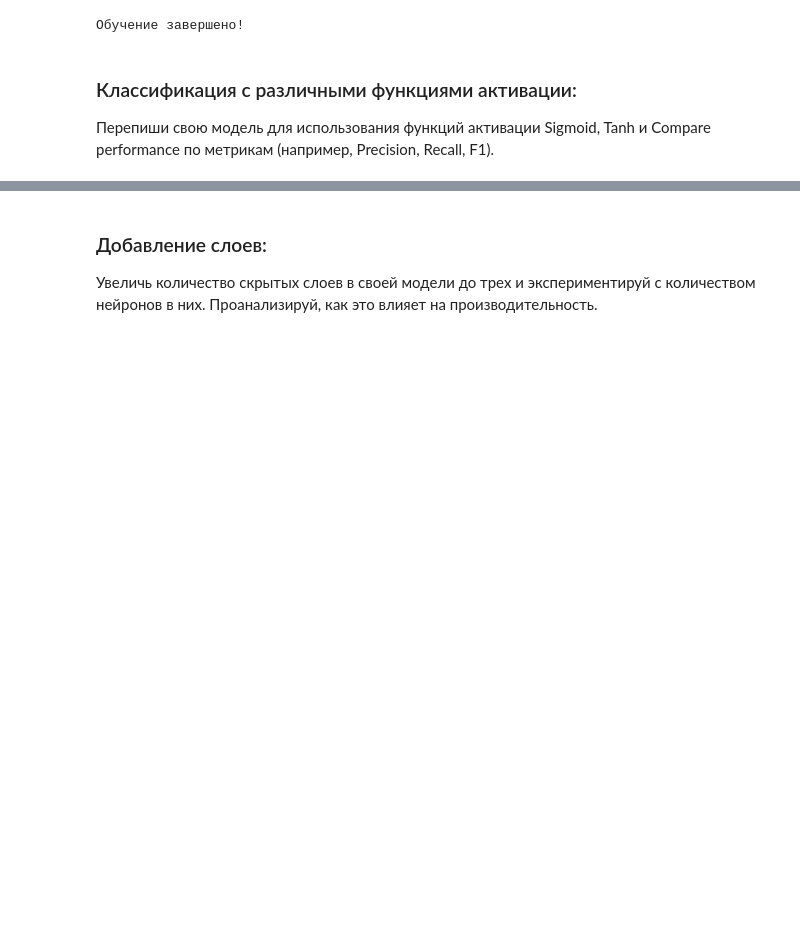
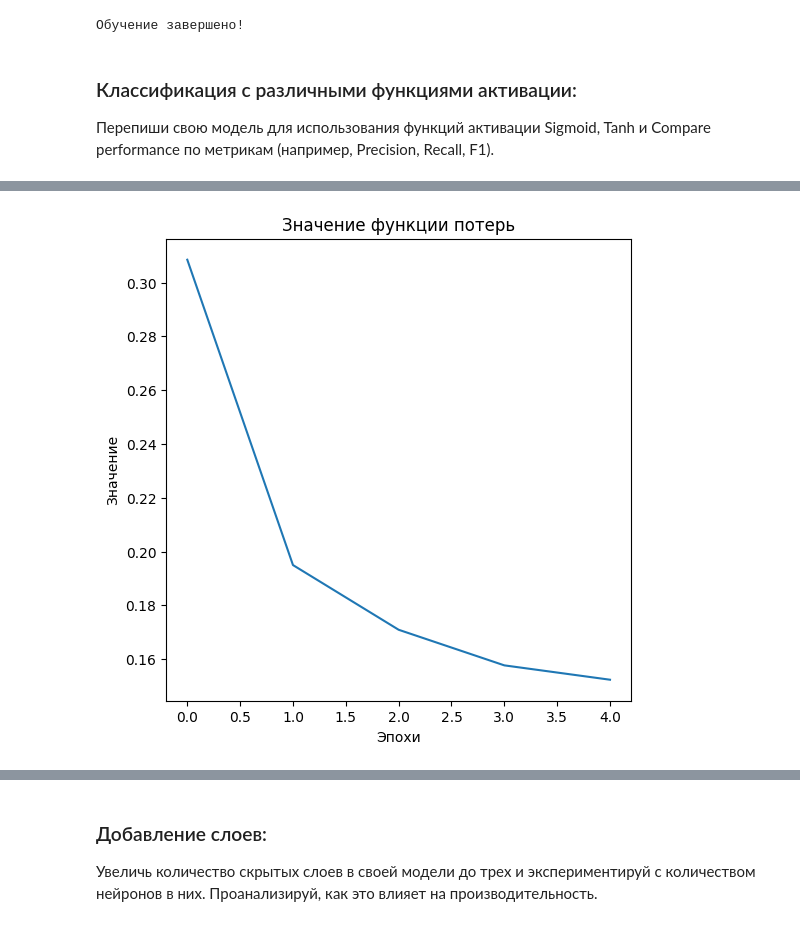
Before and after one commit to makea2018/Pytorch-Learning, a Jupyter notebook: notebooks/module_2.ipynb, the cells around one changed output, grey strips where cells are left out. Drawn from its saved outputs; the diff is of its cells as text; code cells hidden in the pictures; blank space fills up the shorter version.

```diff
--- a/notebooks/module_2.ipynb
+++ b/notebooks/module_2.ipynb
@@ -232,0 +441,5 @@ print('Обучение завершено!')
+# %%
+# Визуализация результатов SigmoidNN
+plot_train_results(tanh_results)
+# %% [output]
+[figure, added]
```
Also changed, not shown: parts of 22 cells of this notebook.
